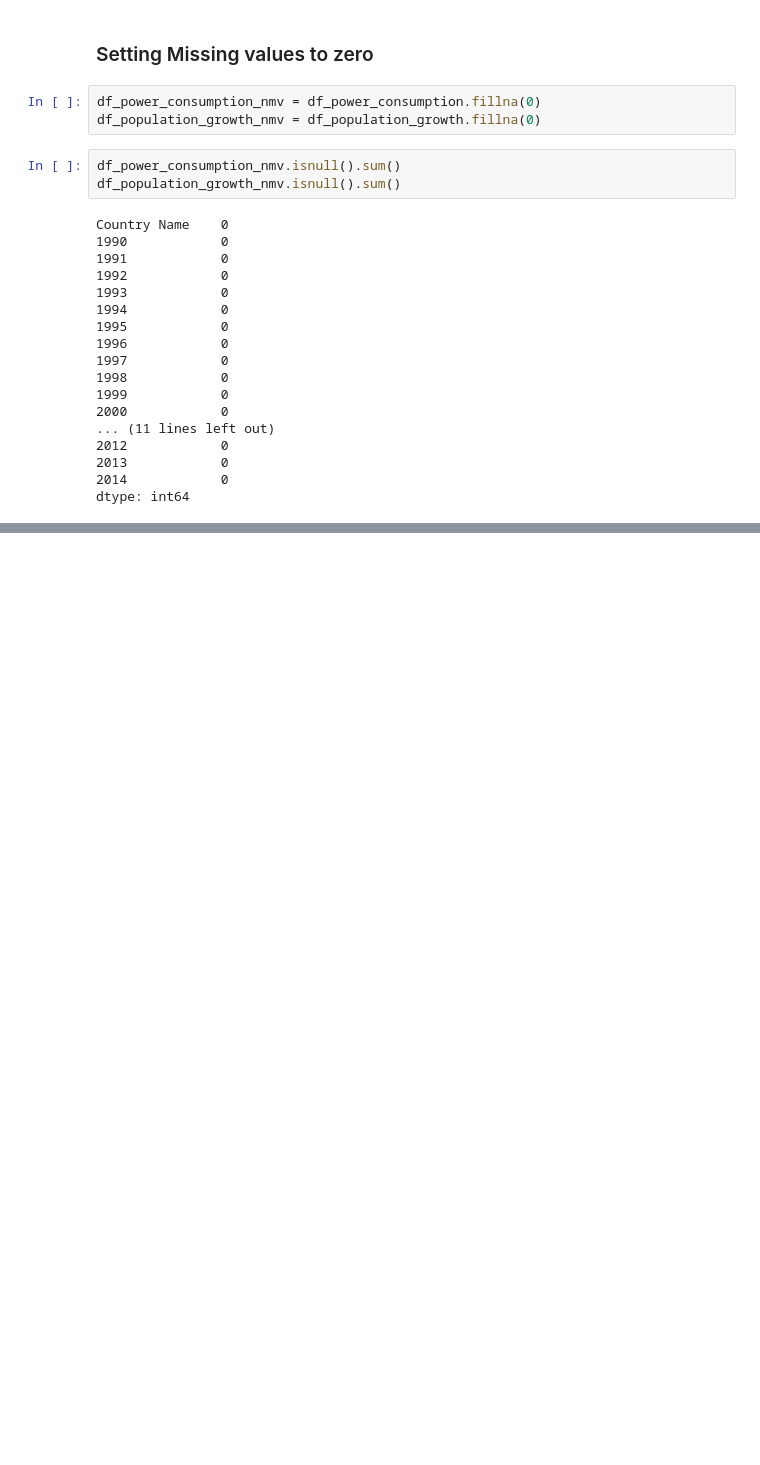
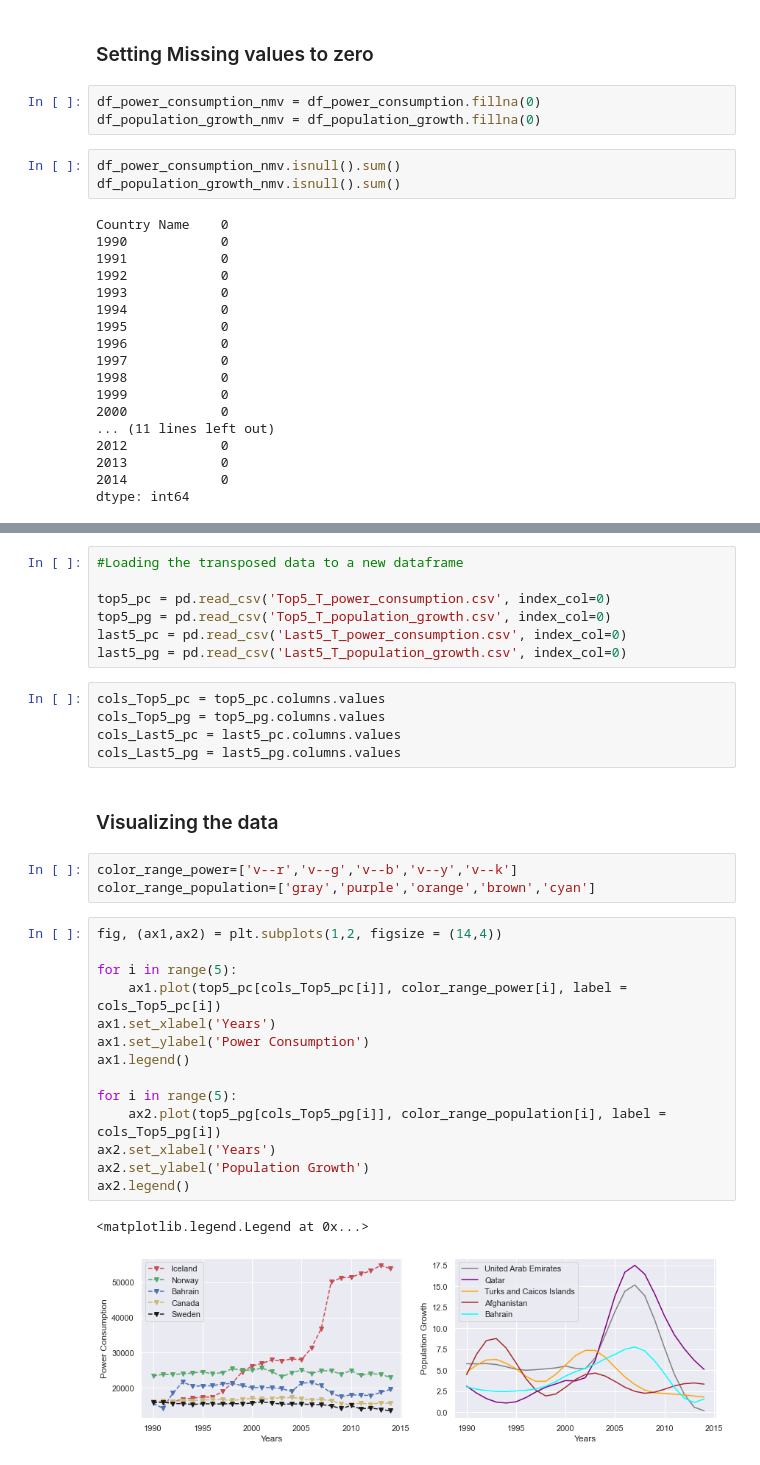
Before and after one commit to iamYole/ADS_Assignment_2, a Jupyter notebook: Population Growth VS Energy Consumption.ipynb, the cells around one changed output, grey strips where cells are left out. Drawn from its saved outputs; the diff is of its cells as text; blank space fills up the shorter version.

Commit message:
Initial Visualization
Initial Visualization

```diff
--- a/Population Growth VS Energy Consumption.ipynb
+++ b/Population Growth VS Energy Consumption.ipynb
@@ -221,0 +258,34 @@ dtype: int64
+# %%
+#Loading the transposed data to a new dataframe
+
+top5_pc = pd.read_csv('Top5_T_power_consumption.csv', index_col=0)
+top5_pg = pd.read_csv('Top5_T_population_growth.csv', index_col=0)
+last5_pc = pd.read_csv('Last5_T_power_consumption.csv', index_col=0)
+last5_pg = pd.read_csv('Last5_T_population_growth.csv', index_col=0)
+# %%
+cols_Top5_pc = top5_pc.columns.values
+cols_Top5_pg = top5_pg.columns.values
+cols_Last5_pc = last5_pc.columns.values
+cols_Last5_pg = last5_pg.columns.values
+# %% [markdown]
+### Visualizing the data
+# %%
+color_range_power=['v--r','v--g','v--b','v--y','v--k']
+color_range_population=['gray','purple','orange','brown','cyan']
+# %%
+fig, (ax1,ax2) = plt.subplots(1,2, figsize = (14,4))
+
+for i in range(5):
+    ax1.plot(top5_pc[cols_Top5_pc[i]], color_range_power[i], label = cols_Top5_pc[i])
+ax1.set_xlabel('Years')
+ax1.set_ylabel('Power Consumption')
+ax1.legend()
+
+for i in range(5):
+    ax2.plot(top5_pg[cols_Top5_pg[i]], color_range_population[i], label = cols_Top5_pg[i])
+ax2.set_xlabel('Years')
+ax2.set_ylabel('Population Growth')
+ax2.legend()
+# %% [output]
+<matplotlib.legend.Legend at 0x...>
+[figure, added]
```
Also changed, not shown: parts of 7 cells of this notebook, 4 other files.
